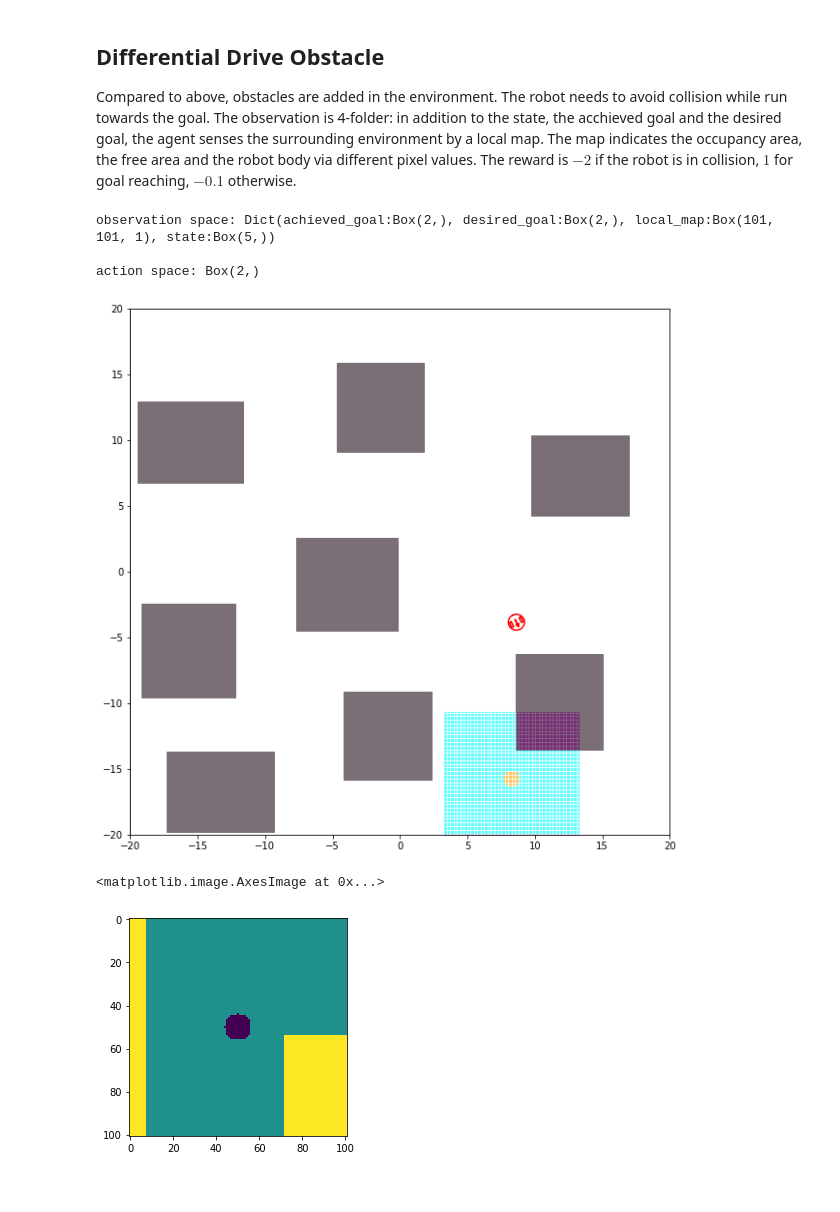
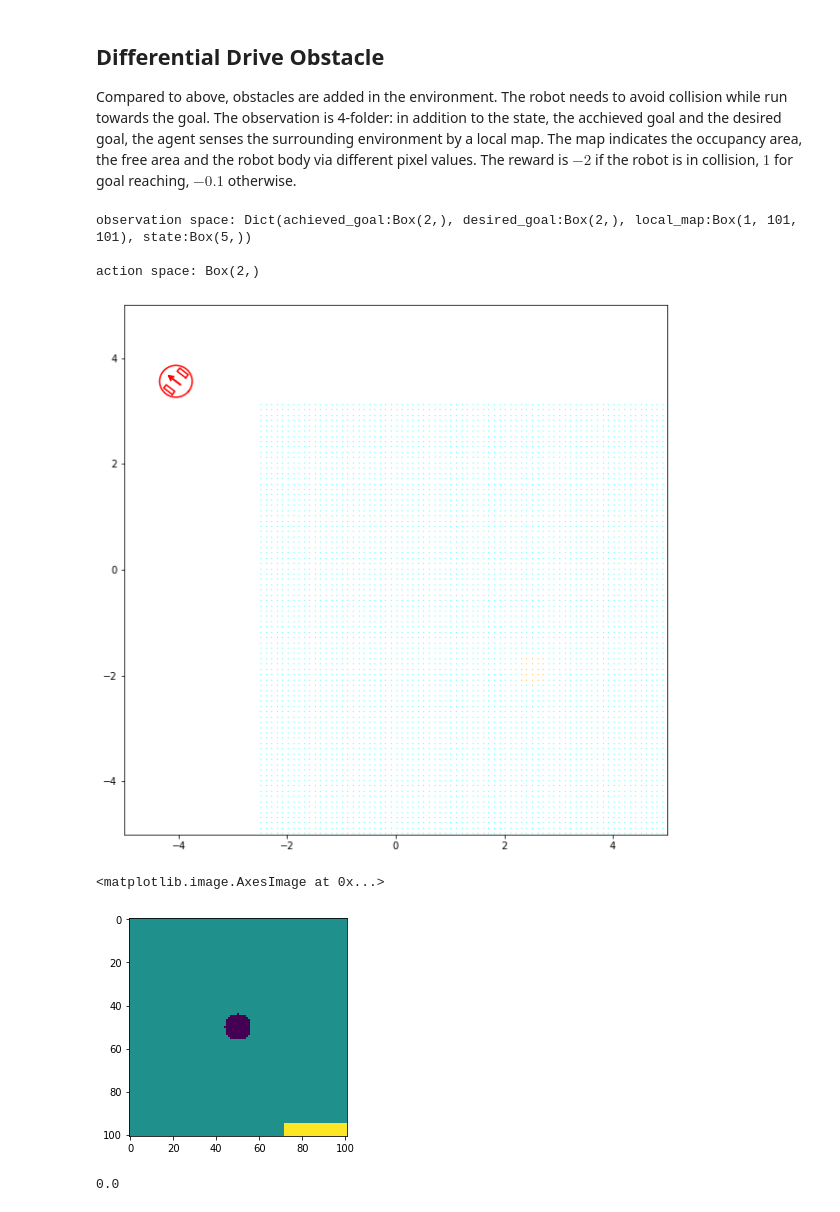
Before and after one commit to sldai/DynamicalEnvs, a Jupyter notebook: examples/test_gym_envs.ipynb, the cells around one changed output. Cells and saved outputs as stored; diff of their text form; code cells hidden in the pictures.

```diff
--- a/examples/test_gym_envs.ipynb
+++ b/examples/test_gym_envs.ipynb
@@ -44,15 +44,16 @@ Compared to above, obstacles are added in the environment. The robot needs to av
 # %%
 env = gym.make('DifferentialDriveObs-v0')
 print(f'observation space: {env.observation_space}')
 print()
 print(f'action space: {env.action_space}')
 env.reset()
+obs, reward, done, info = env.step([1, 2])
 env.render('local_map')
 # %% [output]
-observation space: Dict(achieved_goal:Box(2,), desired_goal:Box(2,), local_map:Box(101, 101, 1), state:Box(5,))
+observation space: Dict(achieved_goal:Box(2,), desired_goal:Box(2,), local_map:Box(1, 101, 101), state:Box(5,))
 
 action space: Box(2,)
-[figure, old version]
+[figure, new version]
 # %%
 # show the local map
 obs = env.get_obs()
@@ -61,4 +62,8 @@ img = img.reshape((img.shape[:2]))
 plt.imshow(img)
 # %% [output]
 <matplotlib.image.AxesImage at 0x...>
-[figure, old version]
+[figure, new version]
+# %%
+reward
+# %% [output]
+0.0
```
Also changed, not shown: parts of 1 cell of this notebook, 11 other files.
